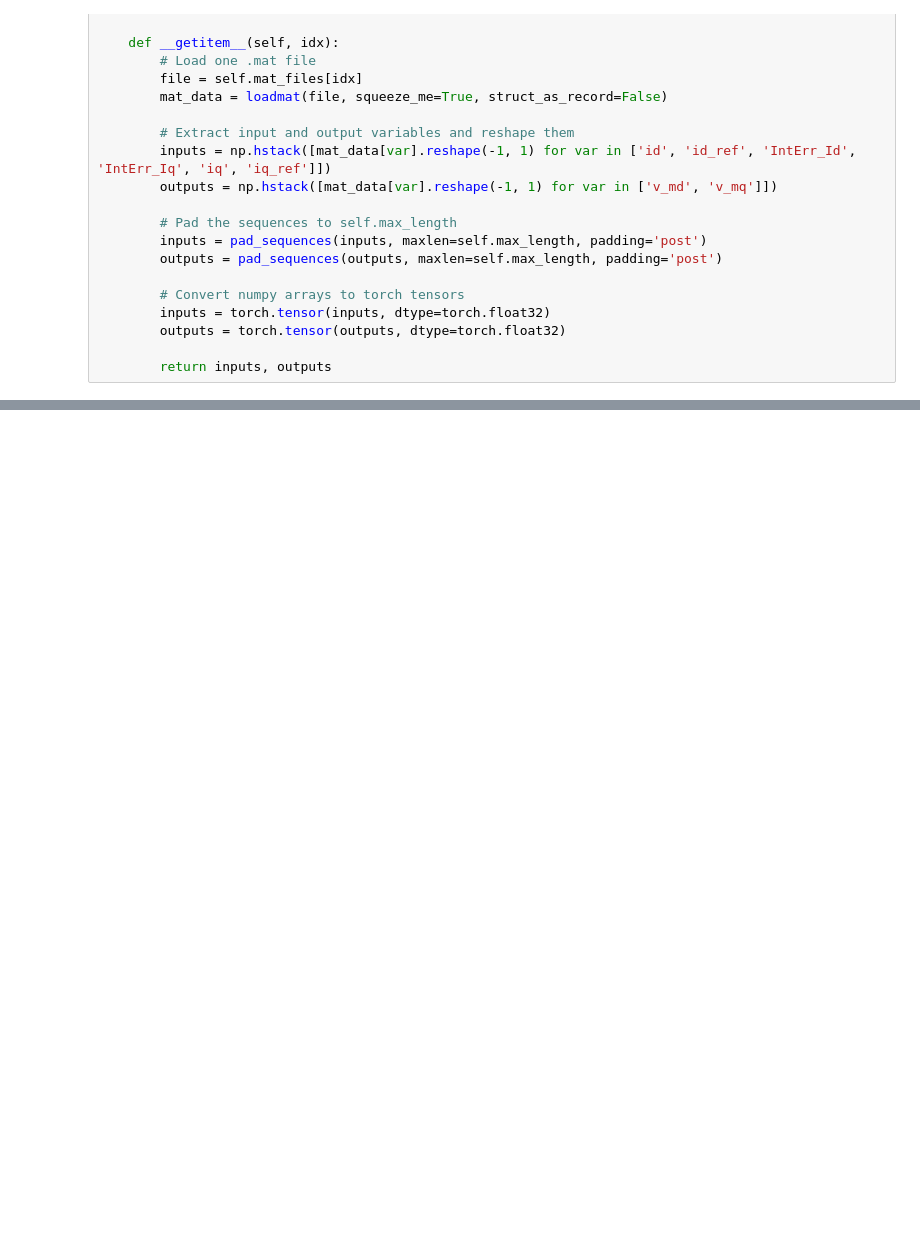
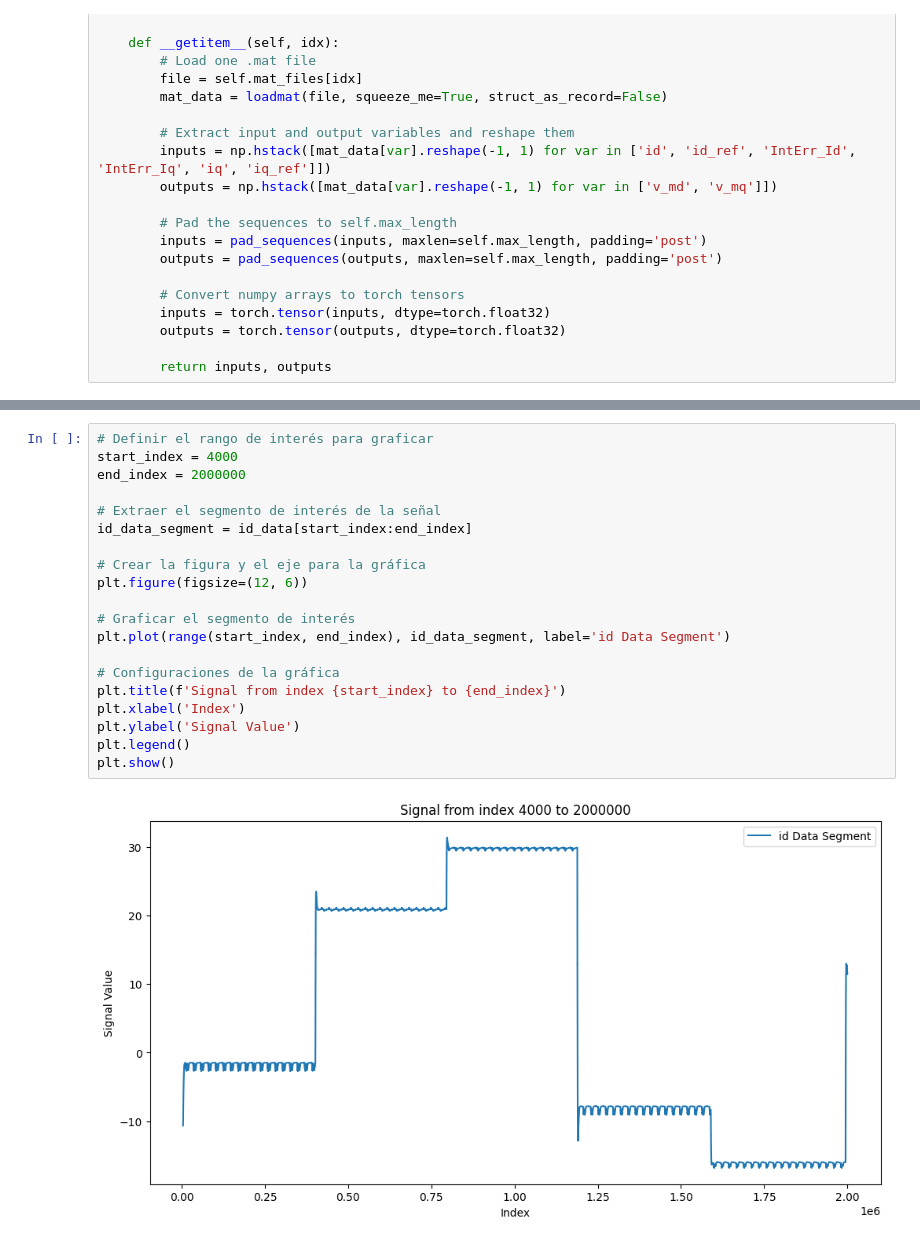
Before and after one commit to Negatix092/Final_Project, a Jupyter notebook: Code/test3.ipynb, the cells around one changed output, grey strips where cells are left out. Drawn from its saved outputs; the diff is of its cells as text; blank space fills up the shorter version.

```diff
--- a/Code/test3.ipynb
+++ b/Code/test3.ipynb
@@ -108,0 +163,22 @@ Number of data points between peaks: [2405035]
+# %%
+# Definir el rango de interés para graficar
+start_index = 4000
+end_index = 2000000
+
+# Extraer el segmento de interés de la señal
+id_data_segment = id_data[start_index:end_index]
+
+# Crear la figura y el eje para la gráfica
+plt.figure(figsize=(12, 6))
+
+# Graficar el segmento de interés
+plt.plot(range(start_index, end_index), id_data_segment, label='id Data Segment')
+
+# Configuraciones de la gráfica
+plt.title(f'Signal from index {start_index} to {end_index}')
+plt.xlabel('Index')
+plt.ylabel('Signal Value')
+plt.legend()
+plt.show()
+# %% [output]
+[figure, added]
```
Also changed, not shown: parts of 4 cells of this notebook.
